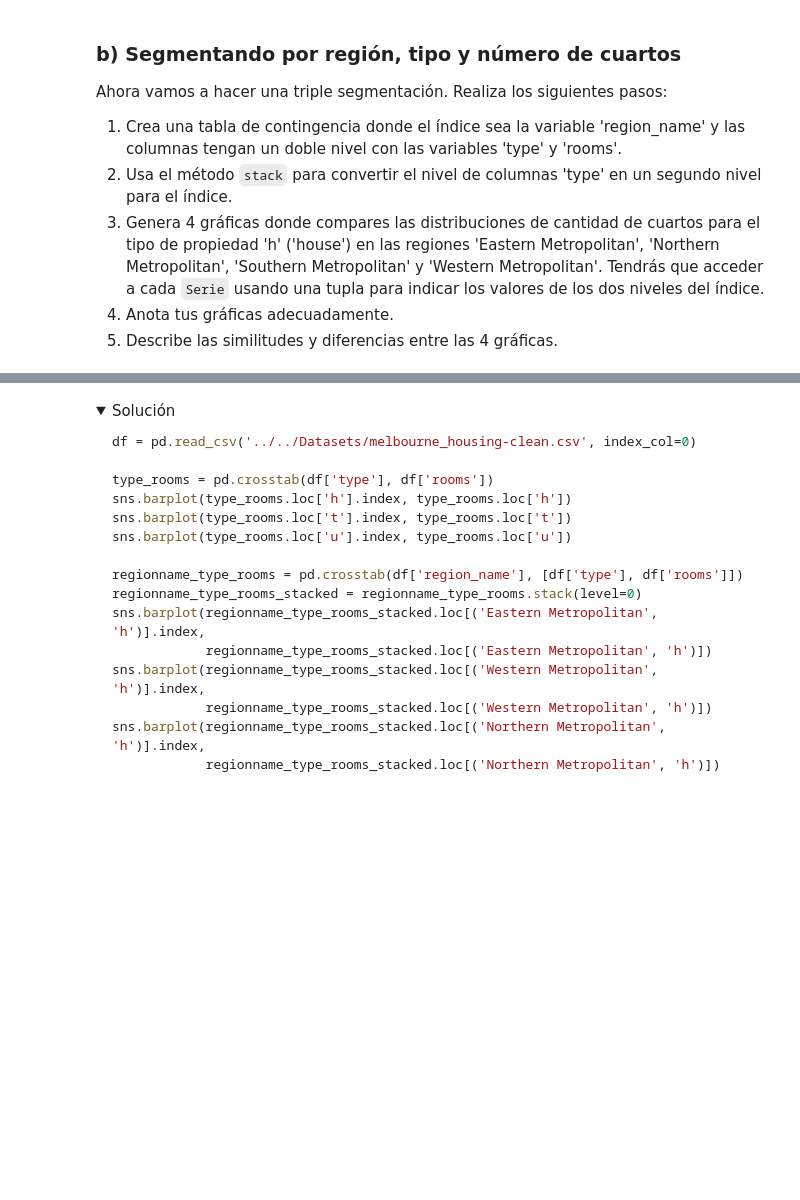
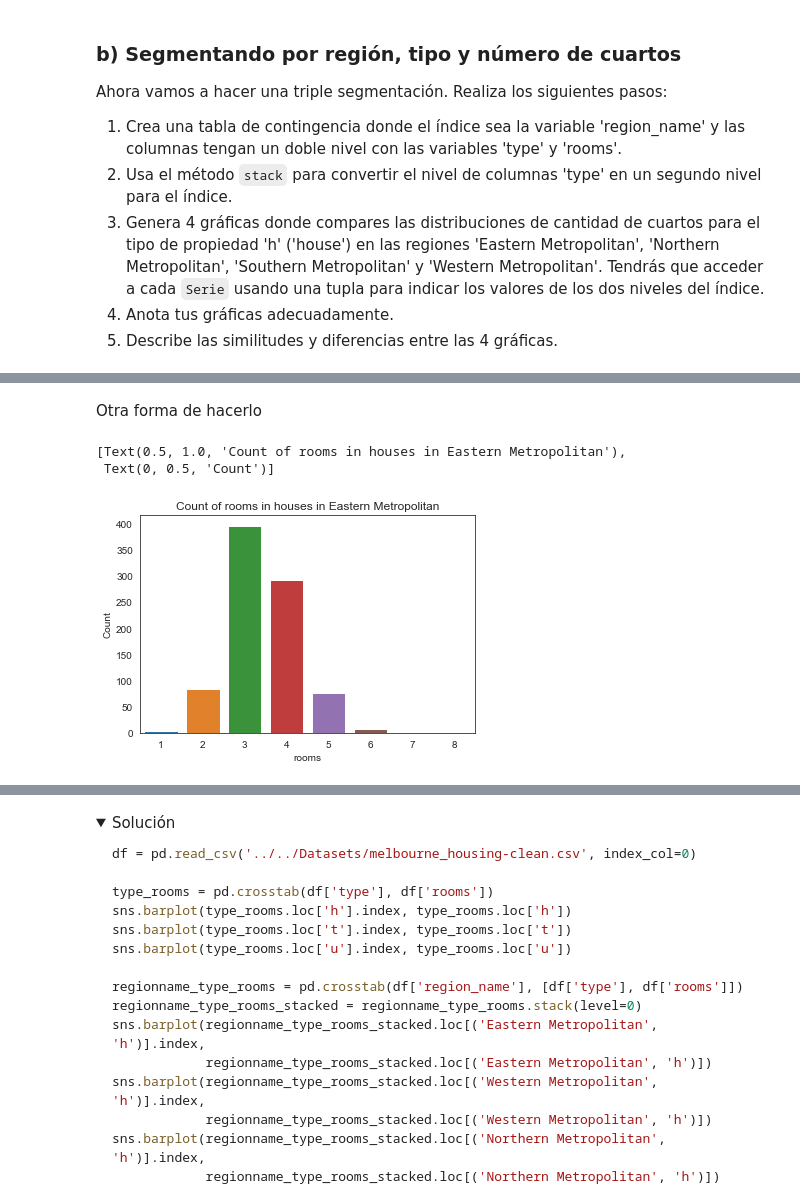
Before and after one commit to luislerma5593/Data_Analysis, a Jupyter notebook: 4. Análisis de datos con Python/3. Exploración de Variables Categóricas y Análisis Multivariable/Reto-03/tablas_de_contingencia.ipynb, the cells around one changed output, grey strips where cells are left out. Cells and saved outputs as stored; diff of their text form; code cells hidden in the pictures; folded sections open; blank space fills up the shorter version.

```diff
--- a/4. Análisis de datos con Python/3. Exploración de Variables Categóricas y Análisis Multivariable/Reto-03/tablas_de_contingencia.ipynb
+++ b/4. Análisis de datos con Python/3. Exploración de Variables Categóricas y Análisis Multivariable/Reto-03/tablas_de_contingencia.ipynb
@@ -84,0 +142,9 @@ Ahora vamos a hacer una triple segmentación. Realiza los siguientes pasos:
+# %% [markdown]
+Otra forma de hacerlo
+# %%
+x = sns.barplot(cross2.loc["Eastern Metropolitan","h"].index, cross2.loc["Eastern Metropolitan","h"])
+x.set(title = "Count of rooms in houses in Eastern Metropolitan", ylabel = "Count")
+# %% [output]
+[Text(0.5, 1.0, 'Count of rooms in houses in Eastern Metropolitan'),
+ Text(0, 0.5, 'Count')]
+[figure, added]
```
Also changed, not shown: parts of 9 cells of this notebook, 7 other files.
